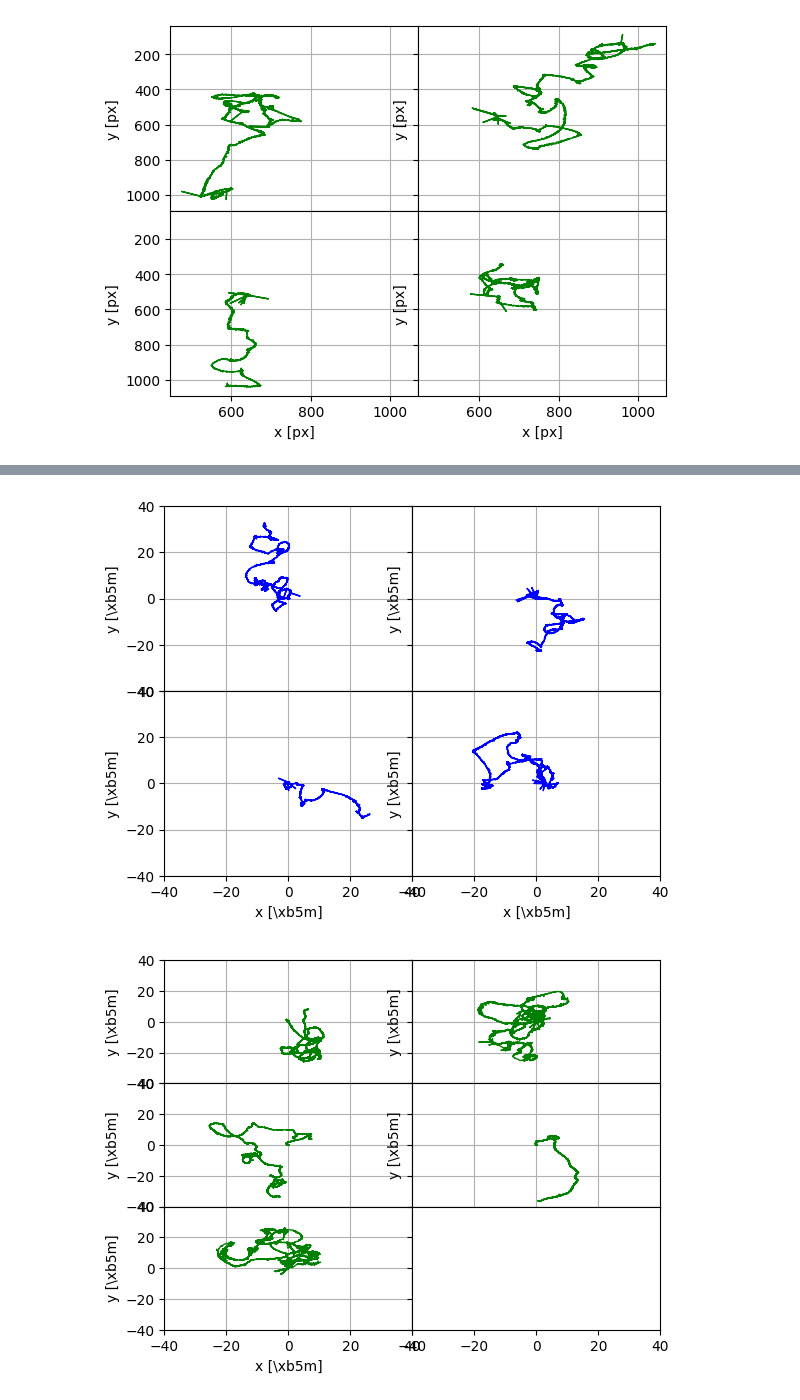
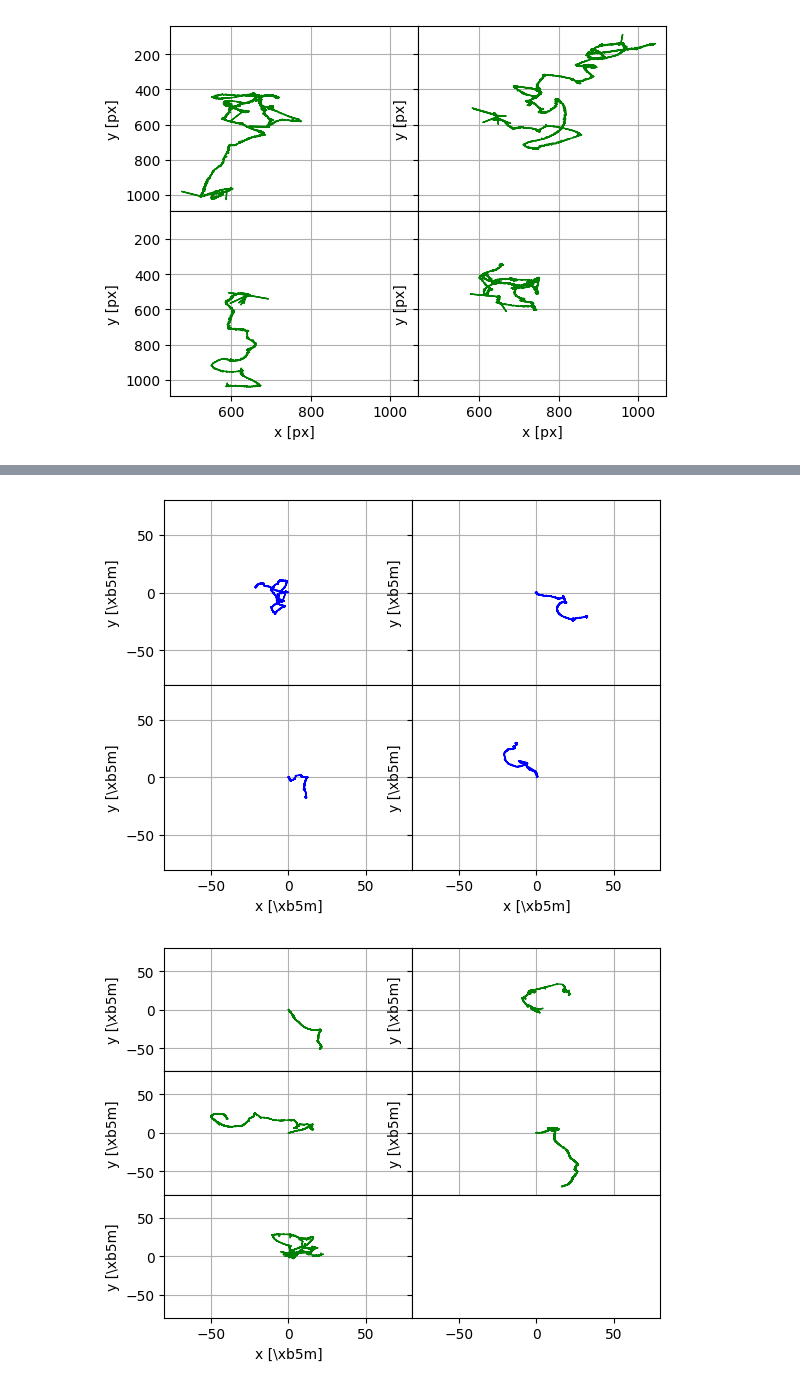
Before and after one commit to complex-lab/robotic_swarms, a Jupyter notebook: plot_all_21bots_trjectories_and_imsd.ipynb, the cells around one changed output, grey strips where cells are left out. Saved outputs shown, nothing was run; the diff lists cells and outputs as text; code cells hidden in the pictures.

```diff
--- a/plot_all_21bots_trjectories_and_imsd.ipynb
+++ b/plot_all_21bots_trjectories_and_imsd.ipynb
@@ -92,13 +92,13 @@ fronterColor = 'g'
 arenaSizePixels = 1090 # [pixels]
 arenaSizeCm = 150 # [cm]
 fps =25
-mpp = arenaSizeCm/arenaSizePixels/2 #[cm/pixel]
+mpp = arenaSizeCm/arenaSizePixels#/2 #[cm/pixel]
 for diameter in diameters:
     for bottype in bottypes:
         relevant_data=expsum[((expsum['passiveDiameter[cm]']==diameter)&(expsum['bottype']==bottype))]
         fig = plt.figure()
         nrow=int(len(relevant_data)/2)+len(relevant_data)%2
-        gs = fig.add_gridspec(nrows=nrow, ncols=2, hspace=0, wspace=0)
+        gs = fig.add_gridspec(nrows=2, ncols=2, hspace=0, wspace=0)
 #fig,ax = plt.subplots(nrows=2,ncols=2)
         ax= gs.subplots(sharex=True, sharey=True)
         for traj in range(0,len(relevant_data)):
@@ -106,8 +106,11 @@ for diameter in diameters:
             fileNameLinked = row['linkingFileNamePack']
             print(fileNameLinked)
             botType = row.bottype
+            starting_frame=read_time(row.start_min)+10*25
+            ending_frame=read_time(row.start_min)+170*25
             df=pd.read_csv('C:\\Users\\User\\Documents\\Eden\\locate_git_code\\packaged\\{}'.format(fileNameLinked))
-            new_df=df-df.iloc[0]
+            relevant_df=df.iloc[starting_frame:ending_frame]
+            new_df=relevant_df-relevant_df.iloc[0]
             i = int(traj/2)
             j = traj%2
             current_ax=ax[i,j]
@@ -117,8 +120,8 @@ for diameter in diameters:
                 color = fronterColor
             tp.plot_traj(new_df,ax=current_ax,plot_style={'color':color},mpp=mpp)
             current_ax.grid()
-            current_ax.set_xlim(-40,40)
-            current_ax.set_ylim(-40,40)
+            current_ax.set_xlim(-80,80)
+            current_ax.set_ylim(-80,80)
             fig.savefig('C:\\Users\\User\\Documents\\Eden\\locate_git_code\\production\\trajectories\\{}_{}s.png'.format(diameter,bottype),bbox_inches='tight')
 # %% [output]
 fronter_N021_D007_C0541.MP4_link.csv
@@ -142,2 +145,2 @@ updated_test_aligner_N021_D032_C0549.MP4_link.csv
-[figure, old version]
+[figure, new version]
-[figure, old version]
+[figure, new version]
```
Also changed, not shown: parts of 4 cells of this notebook, 2 other files.
